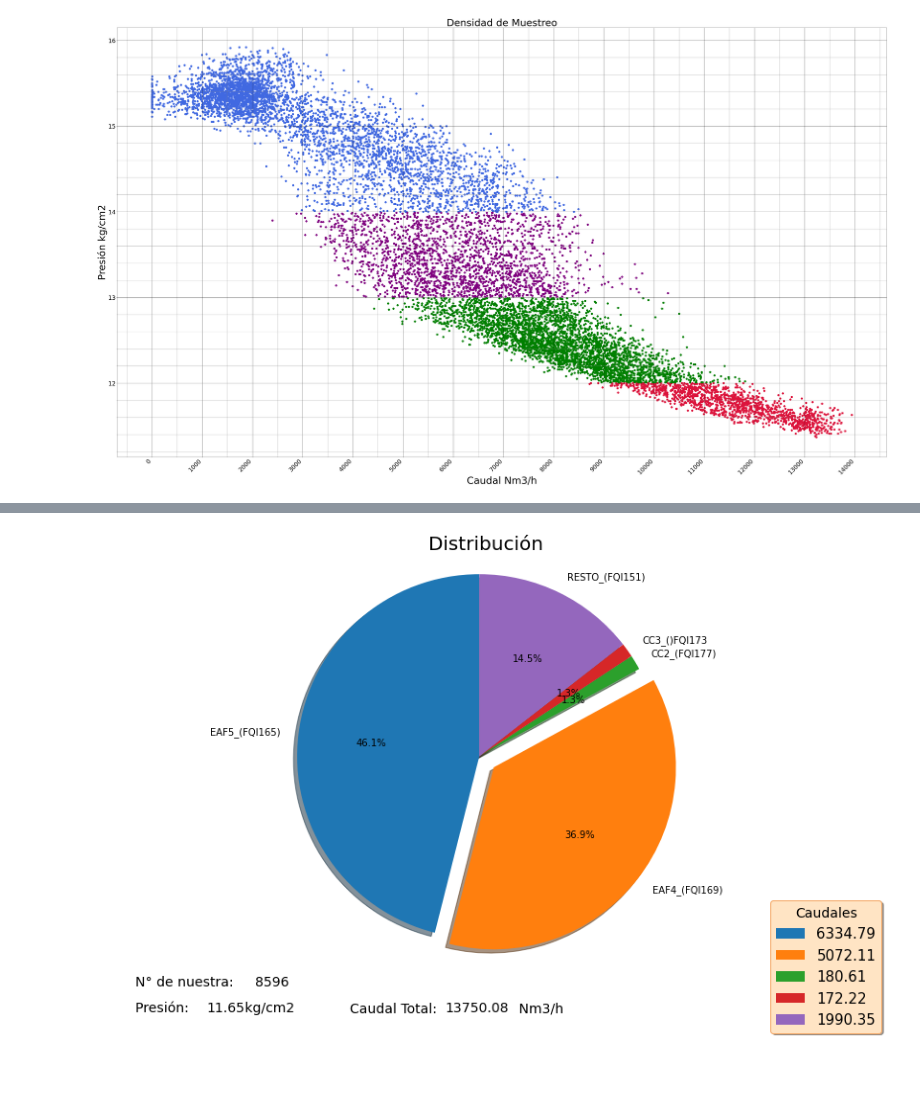
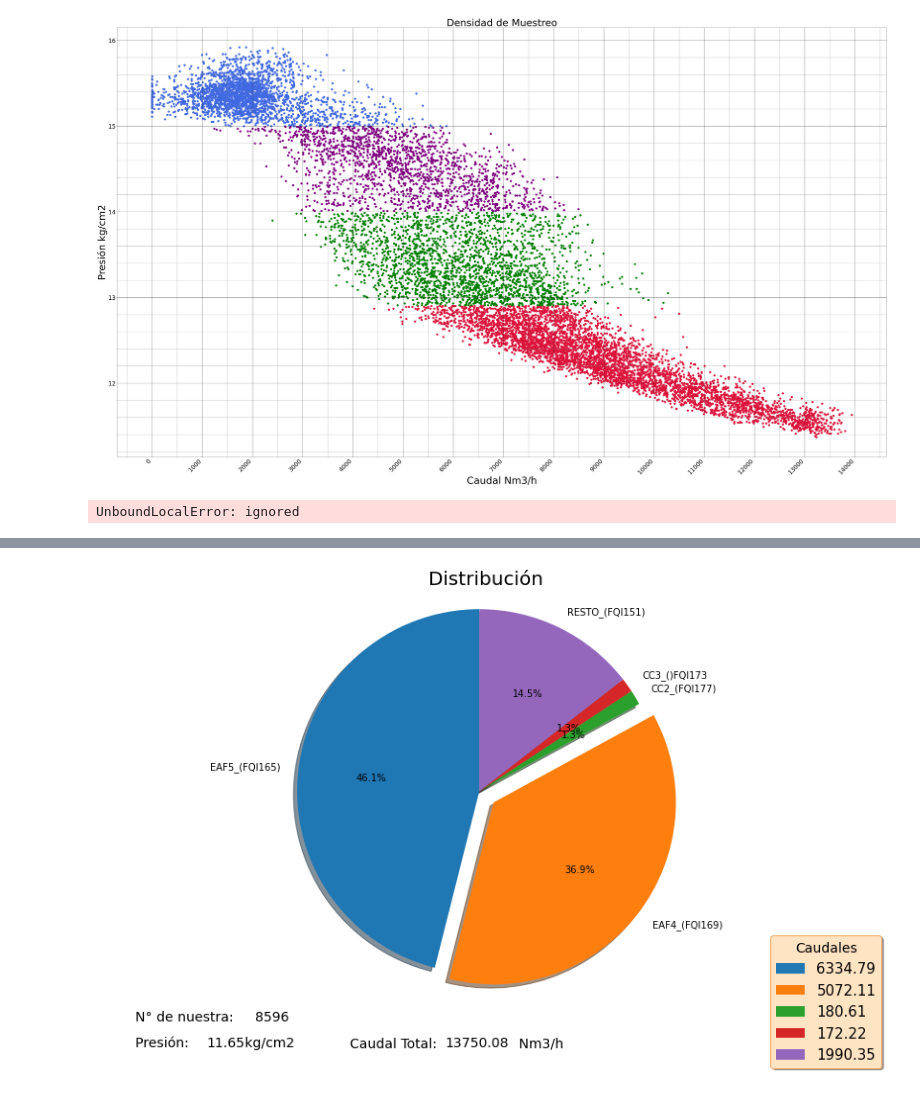
Before and after one commit to JuanCappelletti/Consteel_H06, a Jupyter notebook: ensayo.ipynb, the cells around one changed output, grey strips where cells are left out. Saved outputs shown, nothing was run; the diff lists cells and outputs as text; code cells hidden in the pictures.

```diff
--- a/ensayo.ipynb
+++ b/ensayo.ipynb
@@ -45,6 +45,8 @@ print('Analisis rapidos.' )
 
 TABLA1(dfD)
 # %%
+from pandas.core.aggregation import reconstruct_func
+from io import DEFAULT_BUFFER_SIZE
 #@title Densidad de muestra ( completa)
 df1=df.copy()
 InstrumentoParametro = 'PIR161' #@param {type:"raw"}
@@ -53,7 +55,7 @@ y = 'PIR161' #@param {type:"raw"}
 text='Caudal Nm3/h'
 text1='Presión kg/cm2'
 choice=False
-Intervalos = "12;13;14" #@param {type:"string"}
+Intervalos = "12.9;14;15" #@param {type:"string"}
 
 Rangos=np.array(np.mat(Intervalos))
 
@@ -62,57 +64,61 @@ def scatter_dot(ran,dfx,cho):
   labels=['dfa','dfb','dfc','dfd']
 
   if cho==0:
-    dfa = dfx.loc[dfx.loc[:,InstrumentoParametro] <= Rangos[0][0]]
+    dfa = dfx.loc[dfx.loc[:,InstrumentoParametro] <= ran[0][0]]
 
-    dfb1= dfx.loc[dfx.loc[:,InstrumentoParametro] < Rangos[1][0]]
-    dfb= dfb1.loc[dfb1.loc[:,InstrumentoParametro] > Rangos[0][0]]
+    dfb1= dfx.loc[dfx.loc[:,InstrumentoParametro] < ran[1][0]]
+    dfb= dfb1.loc[dfb1.loc[:,InstrumentoParametro] > ran[0][0]]
 
-    dfc1= dfx.loc[dfx.loc[:,InstrumentoParametro] < Rangos[2][0]]
-    dfc= dfc1.loc[dfc1.loc[:,InstrumentoParametro] > Rangos[1][0]]
+    dfc1= dfx.loc[dfx.loc[:,InstrumentoParametro] < ran[2][0]]
+    dfc= dfc1.loc[dfc1.loc[:,InstrumentoParametro] > ran[1][0]]
 
-    dfd= dfx.loc[dfx.loc[:,InstrumentoParametro] >= Rangos[2][0]]
+    dfd= dfx.loc[dfx.loc[:,InstrumentoParametro] >= ran[2][0]]
 
     ax.scatter(dfa[x],dfa[y],color='crimson',s=100)
     ax.scatter(dfb[x],dfb[y],color='green',s=100)
     ax.scatter(dfd[x],dfd[y],color='royalblue',s=100)
     ax.scatter(dfc[x],dfc[y],color='purple',s=100)
   else:
-    dfa = dfx.loc[dfx.loc[:,InstrumentoParametro] <= Rangos[0][0]]
-    dfb1= dfx.loc[dfx.loc[:,InstrumentoParametro] < Rangos[1][0]]
-    dfb= dfb1.loc[dfb1.loc[:,InstrumentoParametro] > Rangos[0][0]]
-    dfc= dfx.loc[dfx.loc[:,InstrumentoParametro] >= Rangos[1][0]]
+    dfa = dfx.loc[dfx.loc[:,InstrumentoParametro] <= ran[0][0]]
+    dfz1= dfx.loc[dfx.loc[:,InstrumentoParametro] < ran[1][0]]
+    dfe= dfz1.loc[dfz1.loc[:,InstrumentoParametro] > ran[0][0]]
+    dfc= dfx.loc[dfx.loc[:,InstrumentoParametro] >= ran[1][0]]
     ax.scatter(dfa[x],dfa[y],color='gray',s=100)
-    ax.scatter(dfb[x],dfb[y],color='crimson',s=100)
+    ax.scatter(dfe[x],dfe[y],color='crimson',s=100)
     ax.scatter(dfc[x],dfc[y],color='gray',s=100)
+
 
   labels = ax.get_xticklabels()
   labels1= ax.get_yticklabels()
   plt.setp(labels, rotation=45,fontsize=30, horizontalalignment='right')
   plt.setp(labels1,fontsize=30, horizontalalignment='right')
 
   ax.xaxis.set_major_locator(MultipleLocator(1000),)
   ax.xaxis.set_minor_locator(MultipleLocator(500),)
   ax.axes.grid(True, which='minor',color='grey',axis='both')
   ax.axes.grid(True, which='major',color='black',axis='both')
 
 
   ax.yaxis.set_minor_locator(MultipleLocator(0.2),)
   ax.set_title('Densidad de Muestreo',fontsize=50)
 
   if x== 'FQI161':
    ax.set_xlabel(text,fontsize=50)
    ax.set_ylabel(text1,fontsize=50)
 
   else :
    ax.set_xlabel(text1,fontsize=50)
    ax.set_ylabel(text,fontsize=50)
 
-   ax.autoscale_view()
-   plt.show()
-#______________________________________________________________________________
+  ax.autoscale_view()
+  plt.show()
+  return dfa,dfb,dfc,dfd,dfe
+
+    # ___________________________________________
 
 scatter_dot(Rangos,df1,choice)
 # %% [output]
-[figure, old version]
+[figure, new version]
+UnboundLocalError: ignored
 # %%
 #@title Densidad de muestra (zoom)
```
Also changed, not shown: parts of 3 cells of this notebook.
